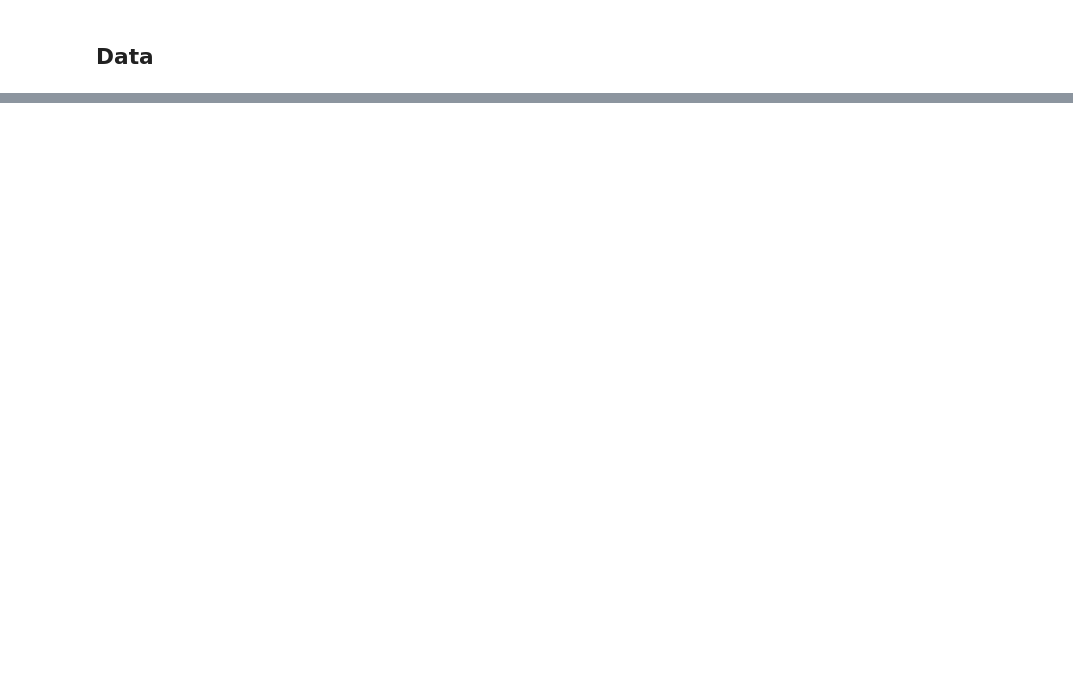
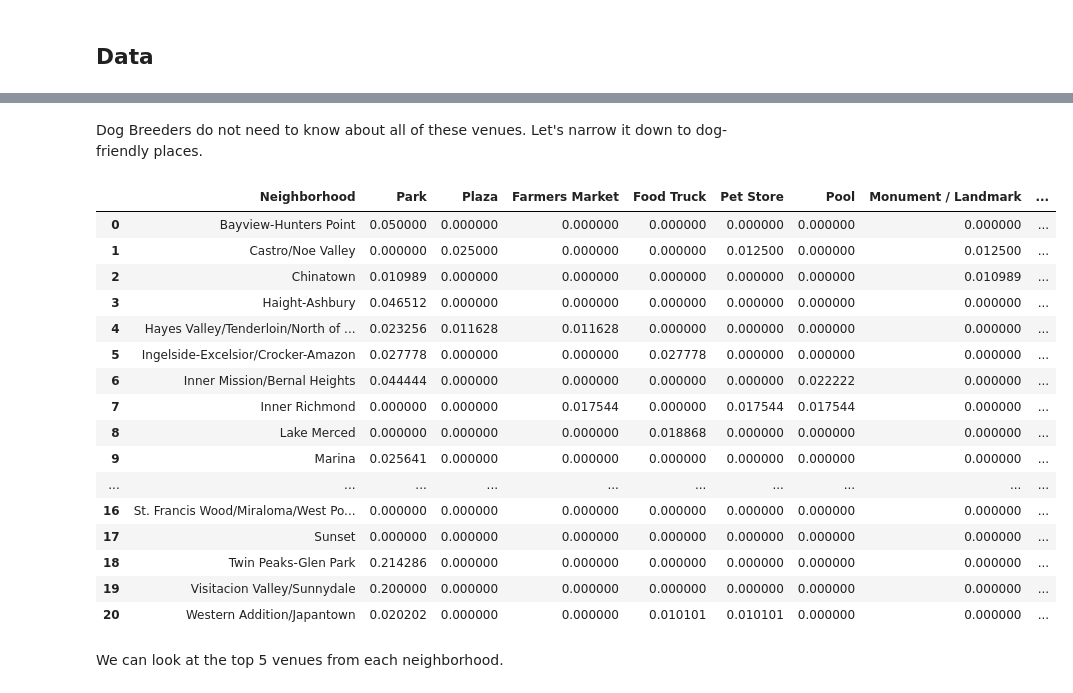
Before and after one commit to taararangan/Coursera_Capstone, a Jupyter notebook: Battle of the Neighborhoods - Dog Breeders.ipynb, the cells around one changed output, grey strips where cells are left out. Drawn from its saved outputs; the diff is of its cells as text; code cells hidden in the pictures; blank space fills up the shorter version.

Commit message:
Finalized version of report - moved area of interest to San Francisco to get a wider variety of neighborhoods to analyze than Santa Ana.

```diff
--- a/Battle of the Neighborhoods - Dog Breeders.ipynb
+++ b/Battle of the Neighborhoods - Dog Breeders.ipynb
@@ -50,0 +162,6 @@ Finally, we will use Folium to generate a map of the Santa Ana area that notes s
+# %%
+CLIENT_ID = '5G1RAVU2YF0UDWUNCMCCKEIC5IAWNQ0FN42VNAHFJLHAVOAX' # Foursquare ID
+CLIENT_SECRET = 'AVKNN5YHYHCNRMEUTI04HCABA4YKAFVWEFEHK4QGDWIIZJIK' # Foursquare Secret
+VERSION = '20180605' # Foursquare API version
+radius = 4000 # 2.5 miles is 4023m
+LIMIT = 100
@@ -50,0 +210,5 @@ Finally, we will use Folium to generate a map of the Santa Ana area that notes s
+# %%
+SF_venues = getNearbyVenues(names = SF_data['Neighborhood'],
+                                   latitudes = SF_data['Latitude'],
+                                   longitudes = SF_data['Longitude']
+                                  )
@@ -50,0 +238,12 @@ Finally, we will use Folium to generate a map of the Santa Ana area that notes s
+# %%
+# one hot encoding
+SF_onehot = pd.get_dummies(SF_venues[['Venue Category']], prefix="", prefix_sep="")
+
+# add neighborhood column back to dataframe
+SF_onehot['Neighborhood'] = SF_venues['Neighborhood']
+
+# move neighborhood column to the first column
+fixed_columns = [SF_onehot.columns[-1]] + list(SF_onehot.columns[:-1])
+SF_onehot = SF_onehot[fixed_columns]
+
+SF_onehot.head()
@@ -50,0 +257,30 @@ Finally, we will use Folium to generate a map of the Santa Ana area that notes s
+# %% [markdown]
+Dog Breeders do not need to know about all of these venues. Let's narrow it down to dog-friendly places.
+# %%
+SF_onehot = SF_onehot[['Neighborhood','Park','Plaza','Farmers Market','Food Truck','Pet Store','Pool','Monument / Landmark','Sculpture Garden','Road','Historic Site','Fish Market','Dog Run','Garden Center','Hill','Trail','Scenic Lookout','Playground','Garden','Field','Baseball Field']]
+# SF_onehot.head()
+# %%
+SF_grouped = SF_onehot.groupby('Neighborhood').mean().reset_index()
+SF_grouped
+# print(SF_grouped.shape)
+# SF_grouped
+# %% [output]
+|  | Neighborhood | Park | Plaza | Farmers Market | Food Truck | Pet Store | Pool | Monument / Landmark | ... |
+| 0 | Bayview-Hunters Point | 0.050000 | 0.000000 | 0.000000 | 0.000000 | 0.000000 | 0.000000 | 0.000000 | ... |
+| 1 | Castro/Noe Valley | 0.000000 | 0.025000 | 0.000000 | 0.000000 | 0.012500 | 0.000000 | 0.012500 | ... |
+| 2 | Chinatown | 0.010989 | 0.000000 | 0.000000 | 0.000000 | 0.000000 | 0.000000 | 0.010989 | ... |
+| 3 | Haight-Ashbury | 0.046512 | 0.000000 | 0.000000 | 0.000000 | 0.000000 | 0.000000 | 0.000000 | ... |
+| 4 | Hayes Valley/Tenderloin/North of ... | 0.023256 | 0.011628 | 0.011628 | 0.000000 | 0.000000 | 0.000000 | 0.000000 | ... |
+| 5 | Ingelside-Excelsior/Crocker-Amazon | 0.027778 | 0.000000 | 0.000000 | 0.027778 | 0.000000 | 0.000000 | 0.000000 | ... |
+| 6 | Inner Mission/Bernal Heights | 0.044444 | 0.000000 | 0.000000 | 0.000000 | 0.000000 | 0.022222 | 0.000000 | ... |
+| 7 | Inner Richmond | 0.000000 | 0.000000 | 0.017544 | 0.000000 | 0.017544 | 0.017544 | 0.000000 | ... |
+| 8 | Lake Merced | 0.000000 | 0.000000 | 0.000000 | 0.018868 | 0.000000 | 0.000000 | 0.000000 | ... |
+| 9 | Marina | 0.025641 | 0.000000 | 0.000000 | 0.000000 | 0.000000 | 0.000000 | 0.000000 | ... |
+| ... | ... | ... | ... | ... | ... | ... | ... | ... | ... |
+| 16 | St. Francis Wood/Miraloma/West Po... | 0.000000 | 0.000000 | 0.000000 | 0.000000 | 0.000000 | 0.000000 | 0.000000 | ... |
+| 17 | Sunset | 0.000000 | 0.000000 | 0.000000 | 0.000000 | 0.000000 | 0.000000 | 0.000000 | ... |
+| 18 | Twin Peaks-Glen Park | 0.214286 | 0.000000 | 0.000000 | 0.000000 | 0.000000 | 0.000000 | 0.000000 | ... |
+| 19 | Visitacion Valley/Sunnydale | 0.200000 | 0.000000 | 0.000000 | 0.000000 | 0.000000 | 0.000000 | 0.000000 | ... |
+| 20 | Western Addition/Japantown | 0.020202 | 0.000000 | 0.000000 | 0.010101 | 0.010101 | 0.000000 | 0.000000 | ... |
+# %% [markdown]
+We can look at the top 5 venues from each neighborhood.
```
Also changed, not shown: parts of 67 cells of this notebook.
